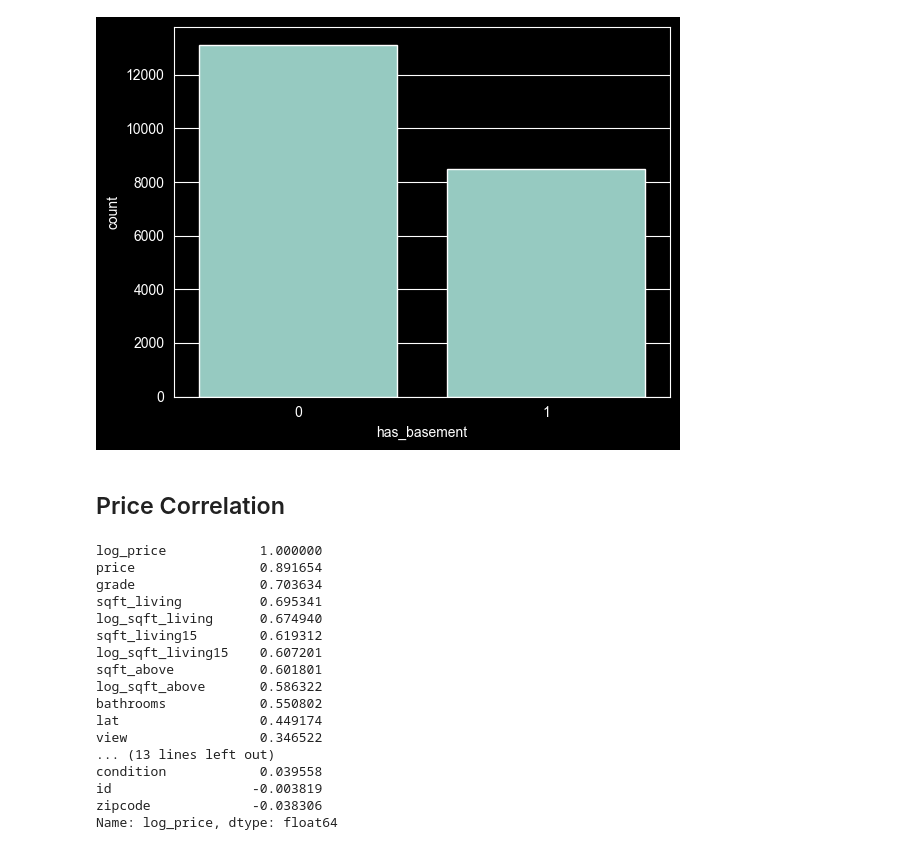
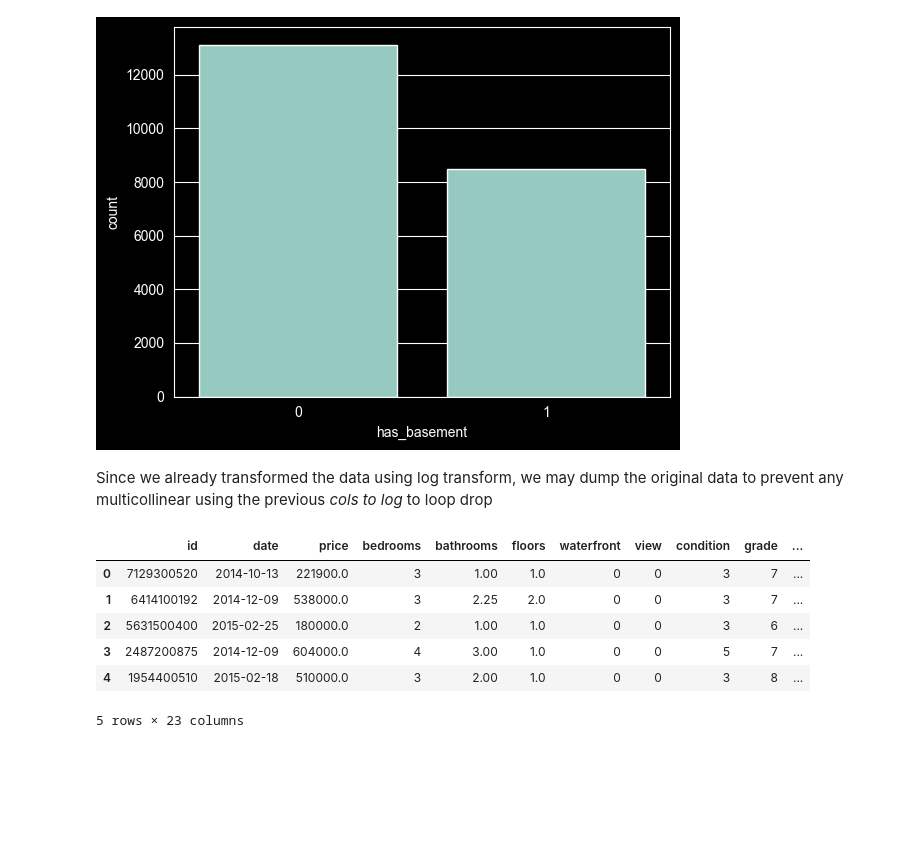
Before and after one commit to syahrazfa/house-sales-prediction, a Jupyter notebook: House Sales EDA.ipynb, the cells around one changed output. Saved outputs shown, nothing was run; the diff lists cells and outputs as text; code cells hidden in the pictures; blank space fills up the shorter version.

```diff
--- a/House Sales EDA.ipynb
+++ b/House Sales EDA.ipynb
@@ -205,25 +206,16 @@ sns.countplot(x=data['has_basement'])
 plt.show()
 # %% [output]
 [figure]
-# %% [markdown]
-## Price Correlation
-# %%
-data.corr(numeric_only=True)['log_price'].sort_values(ascending=False)
-# %% [output]
-log_price            1.000000
-price                0.891654
-grade                0.703634
-sqft_living          0.695341
-log_sqft_living      0.674940
-sqft_living15        0.619312
-log_sqft_living15    0.607201
-sqft_above           0.601801
-log_sqft_above       0.586322
-bathrooms            0.550802
-lat                  0.449174
-view                 0.346522
-... (13 lines left out)
-condition            0.039558
-id                  -0.003819
-zipcode             -0.038306
-Name: log_price, dtype: float64
+# %% [markdown]
+Since we already transformed the data using log transform, we may dump the original data to prevent any multicollinear using the previous _cols to log_ to loop drop
+# %%
+data = data.drop(columns=[col for col in col_to_log if col in data.columns])
+data.head()
+# %% [output]
+|  | id | date | price | bedrooms | bathrooms | floors | waterfront | view | condition | grade | ... |
+| 0 | 7129300520 | 2014-10-13 | 221900.0 | 3 | 1.00 | 1.0 | 0 | 0 | 3 | 7 | ... |
+| 1 | 6414100192 | 2014-12-09 | 538000.0 | 3 | 2.25 | 2.0 | 0 | 0 | 3 | 7 | ... |
+| 2 | 5631500400 | 2015-02-25 | 180000.0 | 2 | 1.00 | 1.0 | 0 | 0 | 3 | 6 | ... |
+| 3 | 2487200875 | 2014-12-09 | 604000.0 | 4 | 3.00 | 1.0 | 0 | 0 | 5 | 7 | ... |
+| 4 | 1954400510 | 2015-02-18 | 510000.0 | 3 | 2.00 | 1.0 | 0 | 0 | 3 | 8 | ... |
+5 rows × 23 columns
```
Also changed, not shown: parts of 14 cells of this notebook.
